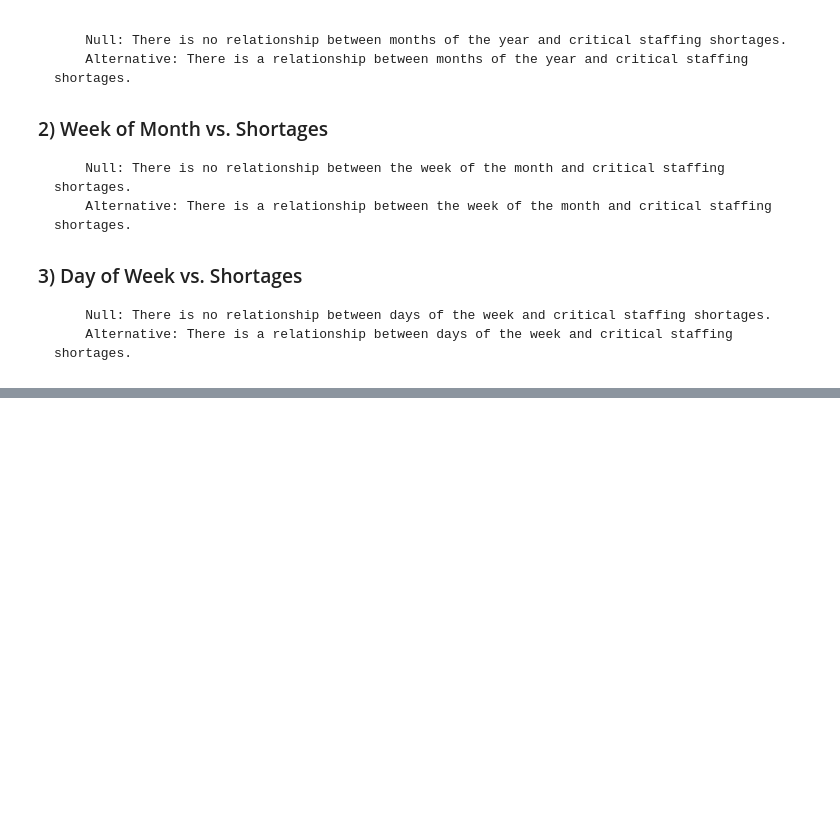
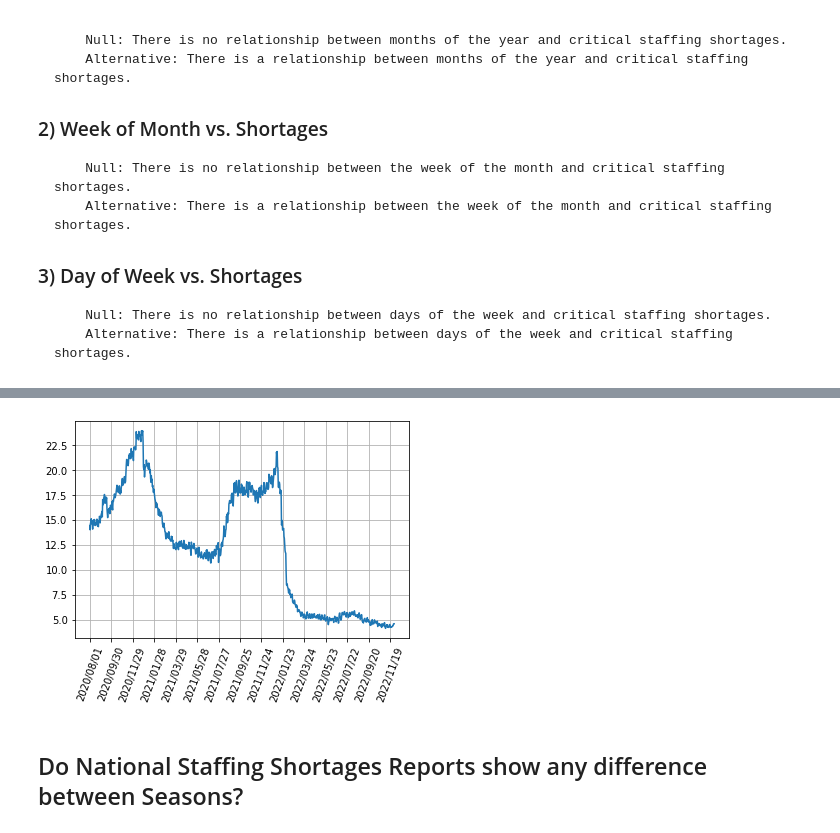
Before and after one commit to nkeplinger/healthcare_module7, a Jupyter notebook: Chronological_Analysis.ipynb, the cells around one changed output, grey strips where cells are left out. Saved outputs shown, nothing was run; the diff lists cells and outputs as text; code cells hidden in the pictures; blank space fills up the shorter version.

```diff
--- a/Chronological_Analysis.ipynb
+++ b/Chronological_Analysis.ipynb
@@ -127,0 +115,6 @@ plt.show()
+# %%
+# Create dataframe for National Means by Date
+mean_by_date = pd.DataFrame(df.groupby(by='date').mean().reset_index())
+mean_by_date = mean_by_date.drop(np.arange(0, 213, 1)).reset_index(drop=True)
+mean_by_date = mean_by_date.drop(mean_by_date.index.max())
+mean_by_date
@@ -127,0 +135,11 @@ plt.show()
+# %%
+# Display reduced data for shortages across the timespan
+plt.plot(mean_by_date['date'], mean_by_date['critical_staffing_shortage_today_yes'])
+plt.xticks(ticks=np.arange(0, 883, 60), rotation=70)
+plt.grid()
+plt.savefig('output/1-3')
+plt.show()
+# %% [output]
+[figure, added]
+# %% [markdown]
+## Do National Staffing Shortages Reports show any difference between Seasons?
```
Also changed, not shown: parts of 27 cells of this notebook, 7 other files.
